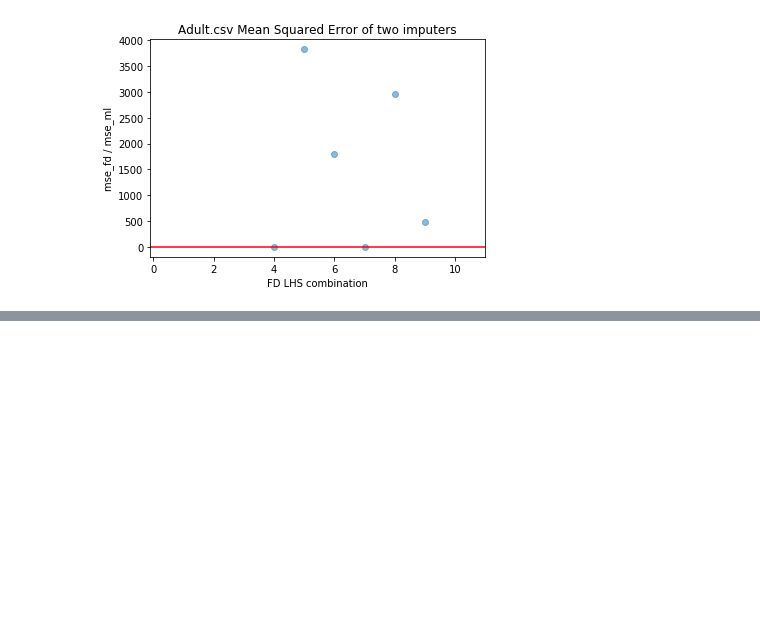
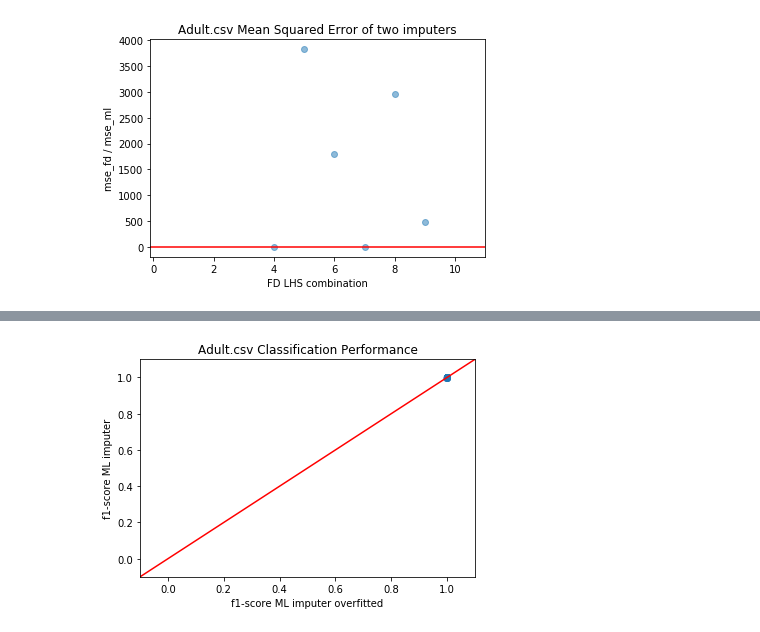
Before and after one commit to felixbiessmann/MLFD, a Jupyter notebook: fd_imputer_analysis.ipynb, the cells around one changed output, grey strips where cells are left out. Cells and saved outputs as stored; diff of their text form; code cells hidden in the pictures; blank space fills up the shorter version.

```diff
--- a/fd_imputer_analysis.ipynb
+++ b/fd_imputer_analysis.ipynb
@@ -311,7 +306,8 @@ for rhs in fds:
 # %%
 # this took forever, so better pickle the result
 import pickle
-pickle.dump(ml_imputer_results, open( "adult_ml_results.p", "wb"))
+#pickle.dump(ml_imputer_results, open( "adult_ml_results.p", "wb"))
+ml_imputer_results = pickle.load(open("adult_ml_results.p", "rb"))
 # %% [markdown]
 ## Plot f1 scores
 # %%
@@ -385,4 +364,0 @@ df_train.iloc[:, :-2].head()
-# %%
-df_imputed = fd_imputer.ml_imputer(df_train.iloc[:,[4,5]],
-                                   df_test.iloc[:,[4,5]],
-                                   5)
@@ -424,0 +517,17 @@ print(average_rel_error)
+# %%
+f1_ml = [y['f1'] for x in ml_imputer_results for y in ml_imputer_results[x] if 'f1' in y.keys()]
+f1_overfit = [y['f1'] for x in ml_overfitting_results for y in ml_overfitting_results[x] if 'f1' in y.keys()]
+fig, ax = plt.subplots()
+sc = plt.scatter(f1_ml,
+                 f1_overfit,
+                 alpha=0.5)
+plt.plot(np.linspace(-2, 2), np.linspace(-2, 2), c='red')
+ax.set(title='Adult.csv Classification Performance',
+      xlabel = 'f1-score ML imputer overfitted',
+      ylabel = 'f1-score ML imputer',
+      xlim = [-0.1, 1.1],
+      ylim  = [-0.1, 1.1])
+fig.savefig('ml-fd-classification.png', transparent=False,
+           dpi=320, bbox_inches='tight')
+# %% [output]
+[figure, added]
```
Also changed, not shown: parts of 17 cells of this notebook, 1 other file.
